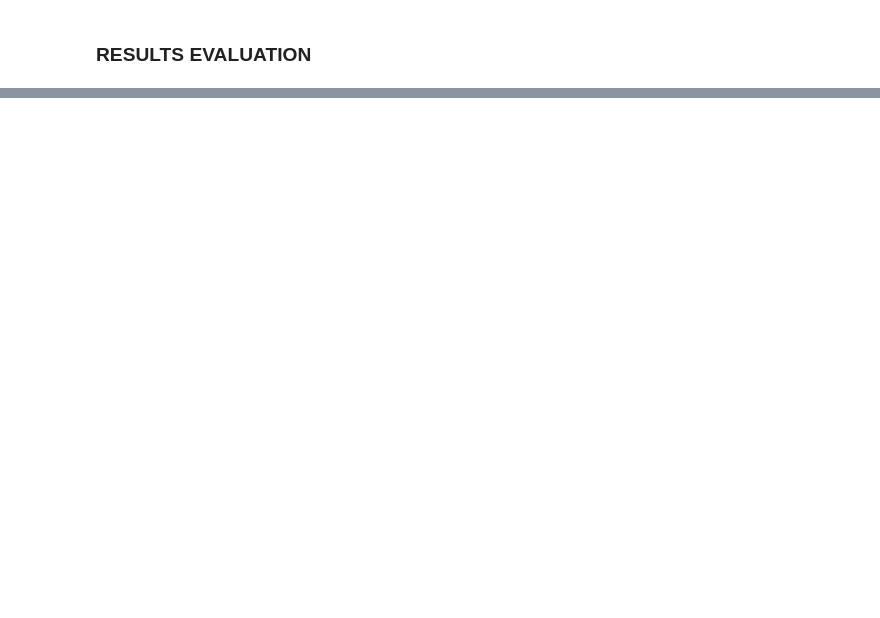
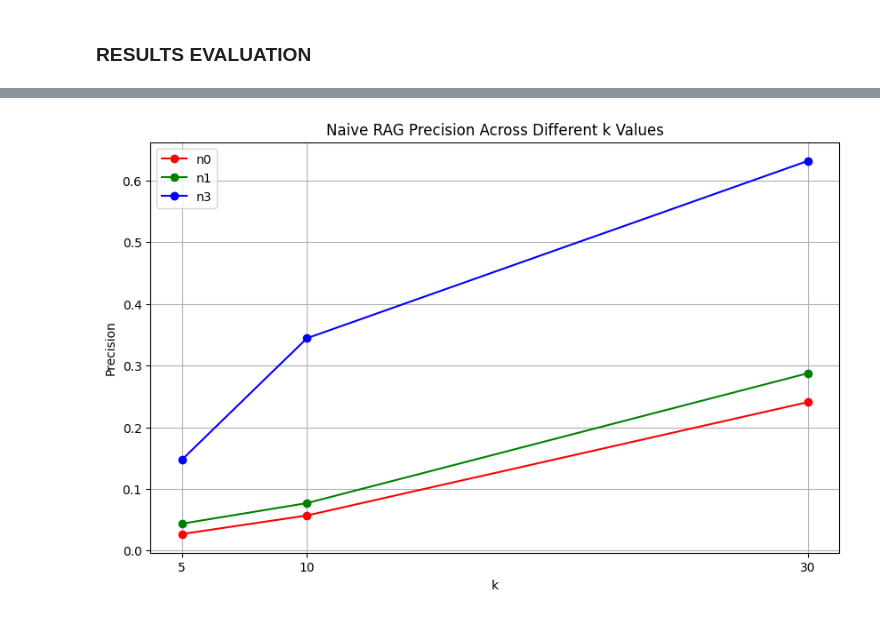
Before and after one commit to santamav/SJK016_Master-s-Thesis, a Jupyter notebook: RAG/rag_evaluation.ipynb, the cells around one changed output, grey strips where cells are left out. Saved outputs shown, nothing was run; the diff lists cells and outputs as text; code cells hidden in the pictures; blank space fills up the shorter version.

```diff
--- a/RAG/rag_evaluation.ipynb
+++ b/RAG/rag_evaluation.ipynb
@@ -151,0 +408,27 @@ print(results)
+# %%
+import matplotlib.pyplot as plt
+
+# Data for Naive RAG
+k_values = [5, 10, 30]
+naive_rag_precision_n0 = [0.026755852842809364, 0.056856187290969896, 0.2408026755852843]
+naive_rag_precision_n1 = [0.043478260869565216, 0.07692307692307693, 0.28762541806020064]
+naive_rag_precision_n3 = [0.14715719063545152, 0.34448160535117056, 0.6321070234113713]
+
+# Plot
+plt.figure(figsize=(10, 6))
+plt.plot(k_values, naive_rag_precision_n0, marker='o', linestyle='-', color='r', label='n0')
+plt.plot(k_values, naive_rag_precision_n1, marker='o', linestyle='-', color='g', label='n1')
+plt.plot(k_values, naive_rag_precision_n3, marker='o', linestyle='-', color='b', label='n3')
+
+# Labels and title
+plt.xlabel('k')
+plt.ylabel('Precision')
+plt.title('Naive RAG Precision Across Different k Values')
+plt.xticks(k_values)
+plt.legend()
+plt.grid(True)
+
+# Show plot
+plt.show()
+# %% [output]
+[figure, added]
```
Also changed, not shown: parts of 24 cells of this notebook, 4 other files.
